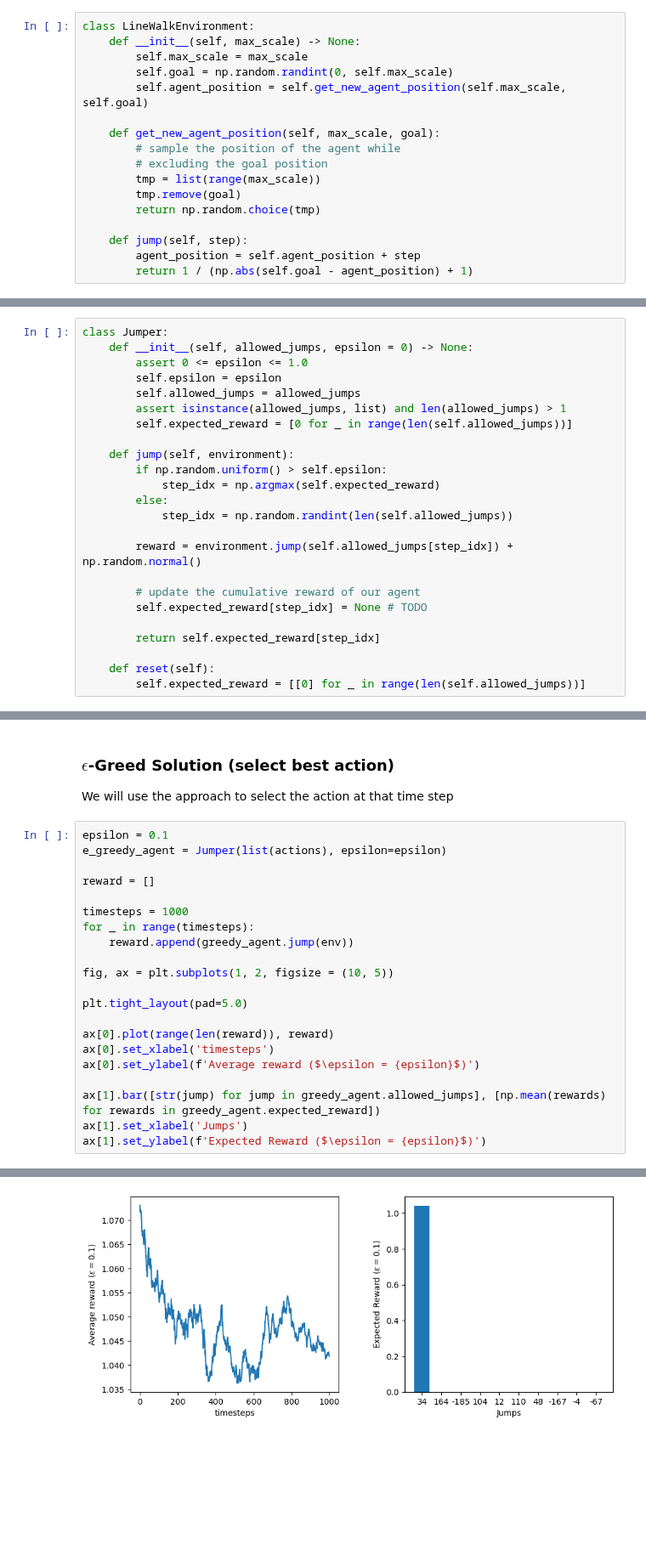
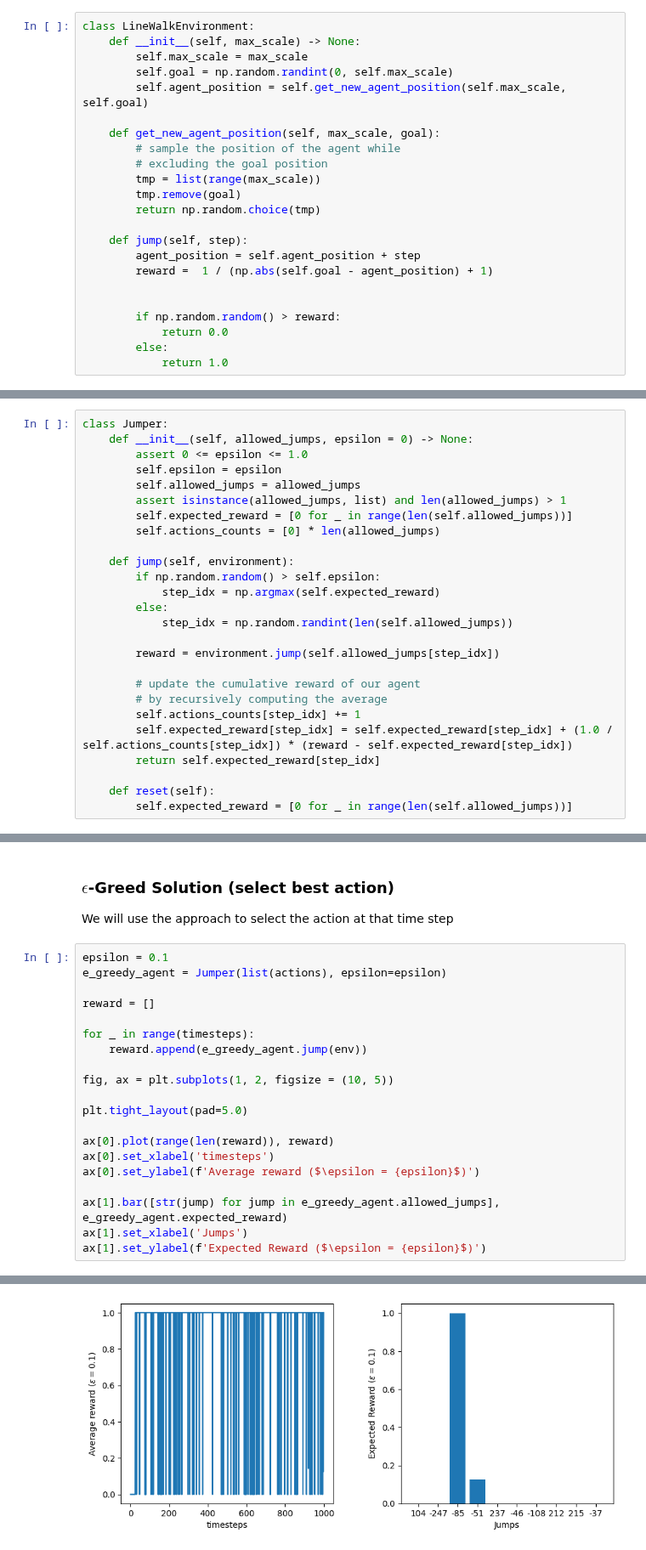
Before and after one commit to ArnolFokam/reinforcement-learning-lab, a Jupyter notebook: notebooks/multi-armed-bandits.ipynb, the cells around one changed output, grey strips where cells are left out. Shown at 85% size. Saved outputs shown, nothing was run; the diff lists cells and outputs as text; blank space fills up the shorter version.

```diff
--- a/notebooks/multi-armed-bandits.ipynb
+++ b/notebooks/multi-armed-bandits.ipynb
@@ -37,7 +37,13 @@ class LineWalkEnvironment:
 
     def jump(self, step):
         agent_position = self.agent_position + step
-        return 1 / (np.abs(self.goal - agent_position) + 1)
+        reward =  1 / (np.abs(self.goal - agent_position) + 1)
+
+
+        if np.random.random() > reward:
+            return 0.0
+        else:
+            return 1.0
 # %% [markdown]
 ## Agent
 
@@ -57,22 +69,24 @@ class Jumper:
         self.allowed_jumps = allowed_jumps
         assert isinstance(allowed_jumps, list) and len(allowed_jumps) > 1
         self.expected_reward = [0 for _ in range(len(self.allowed_jumps))]
+        self.actions_counts = [0] * len(allowed_jumps)
 
     def jump(self, environment):
-        if np.random.uniform() > self.epsilon:
+        if np.random.random() > self.epsilon:
             step_idx = np.argmax(self.expected_reward)
         else:
             step_idx = np.random.randint(len(self.allowed_jumps))
 
-        reward = environment.jump(self.allowed_jumps[step_idx]) + np.random.normal()
+        reward = environment.jump(self.allowed_jumps[step_idx])
 
         # update the cumulative reward of our agent
-        self.expected_reward[step_idx] = None # TODO
-
+        # by recursively computing the average
+        self.actions_counts[step_idx] += 1
+        self.expected_reward[step_idx] = self.expected_reward[step_idx] + (1.0 / self.actions_counts[step_idx]) * (reward - self.expected_reward[step_idx])
         return self.expected_reward[step_idx]
 
     def reset(self):
-        self.expected_reward = [[0] for _ in range(len(self.allowed_jumps))]
+        self.expected_reward = [0 for _ in range(len(self.allowed_jumps))]
 # %% [markdown]
 ## Training
 
@@ -128,27 +144,26 @@ We will use the approach to select the action at that time step
 # %%
 epsilon = 0.1
 e_greedy_agent = Jumper(list(actions), epsilon=epsilon)
 
 reward = []
 
-timesteps = 1000
 for _ in range(timesteps):
-    reward.append(greedy_agent.jump(env))
+    reward.append(e_greedy_agent.jump(env))
 
 fig, ax = plt.subplots(1, 2, figsize = (10, 5))
 
 plt.tight_layout(pad=5.0)
 
 ax[0].plot(range(len(reward)), reward)
 ax[0].set_xlabel('timesteps')
 ax[0].set_ylabel(f'Average reward ($\epsilon = {epsilon}$)')
 
-ax[1].bar([str(jump) for jump in greedy_agent.allowed_jumps], [np.mean(rewards) for rewards in greedy_agent.expected_reward])
+ax[1].bar([str(jump) for jump in e_greedy_agent.allowed_jumps], e_greedy_agent.expected_reward)
 ax[1].set_xlabel('Jumps')
 ax[1].set_ylabel(f'Expected Reward ($\epsilon = {epsilon}$)')
 # %% [output]
 Text(510.4494949494949, 0.5, 'Expected Reward ($\\epsilon = 0.1$)')
-[figure, old version]
+[figure, new version]
 # %%
 print(f"Regret: {timesteps - sum(reward)}")
 # %% [output]
```
Also changed, not shown: parts of 7 cells of this notebook.
